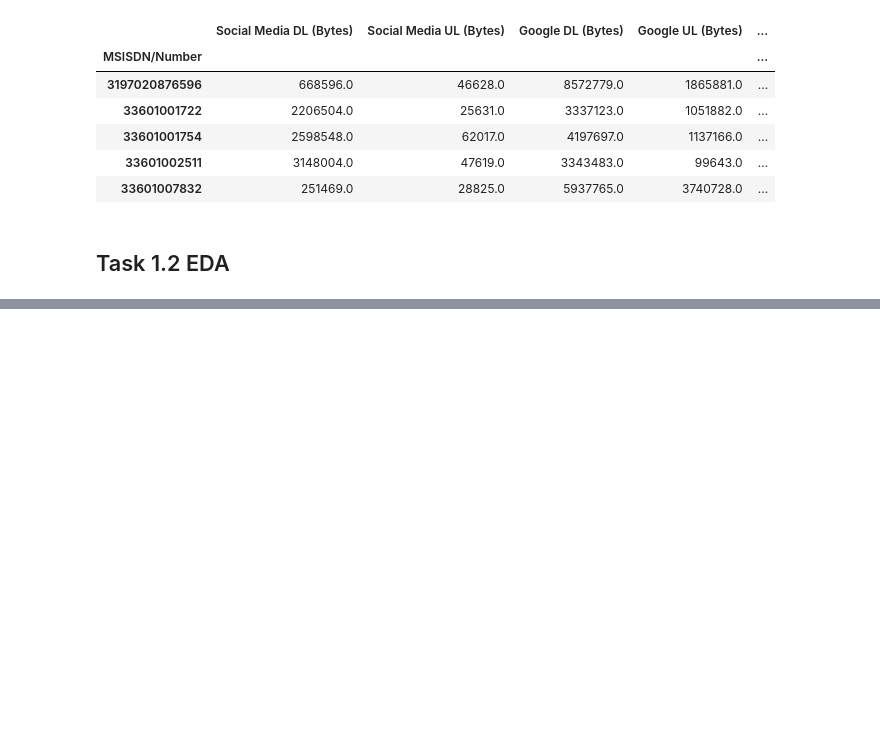
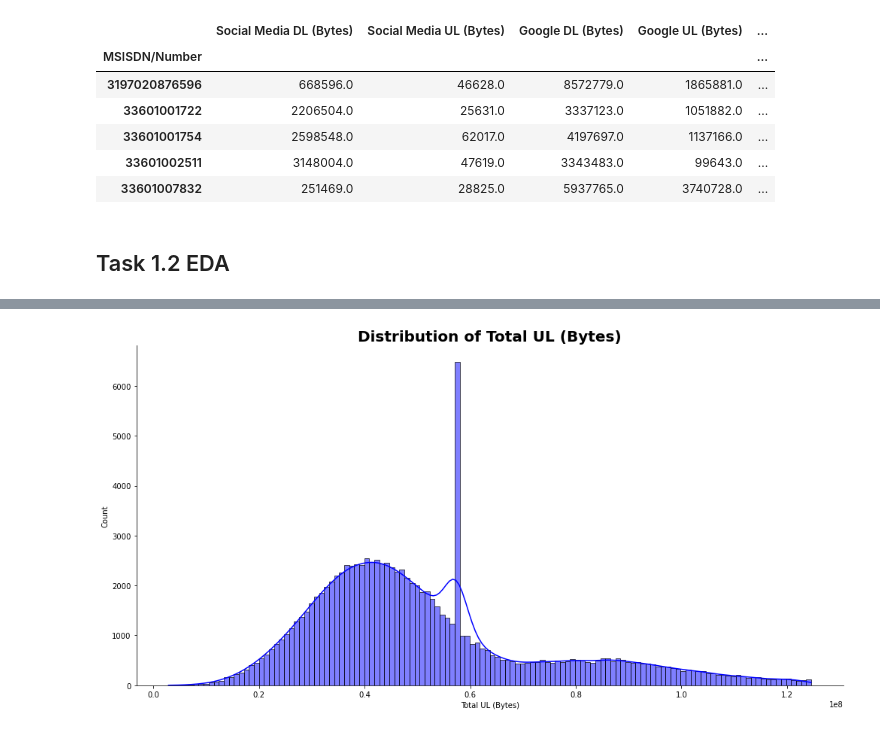
Before and after one commit to NatnaelSisay/Telecom_data_Analysis, a Jupyter notebook: notebooks/notebook_data_exploration.ipynb, the cells around one changed output, grey strips where cells are left out. Cells and saved outputs as stored; diff of their text form; code cells hidden in the pictures; blank space fills up the shorter version.

```diff
--- a/notebooks/notebook_data_exploration.ipynb
+++ b/notebooks/notebook_data_exploration.ipynb
@@ -369,0 +549,4 @@ memory usage: 63.4+ MB
+# %%
+plot_hist(df, "Total UL (Bytes)", "blue")
+# %% [output]
+[figure, added]
```
Also changed, not shown: parts of 23 cells of this notebook.
